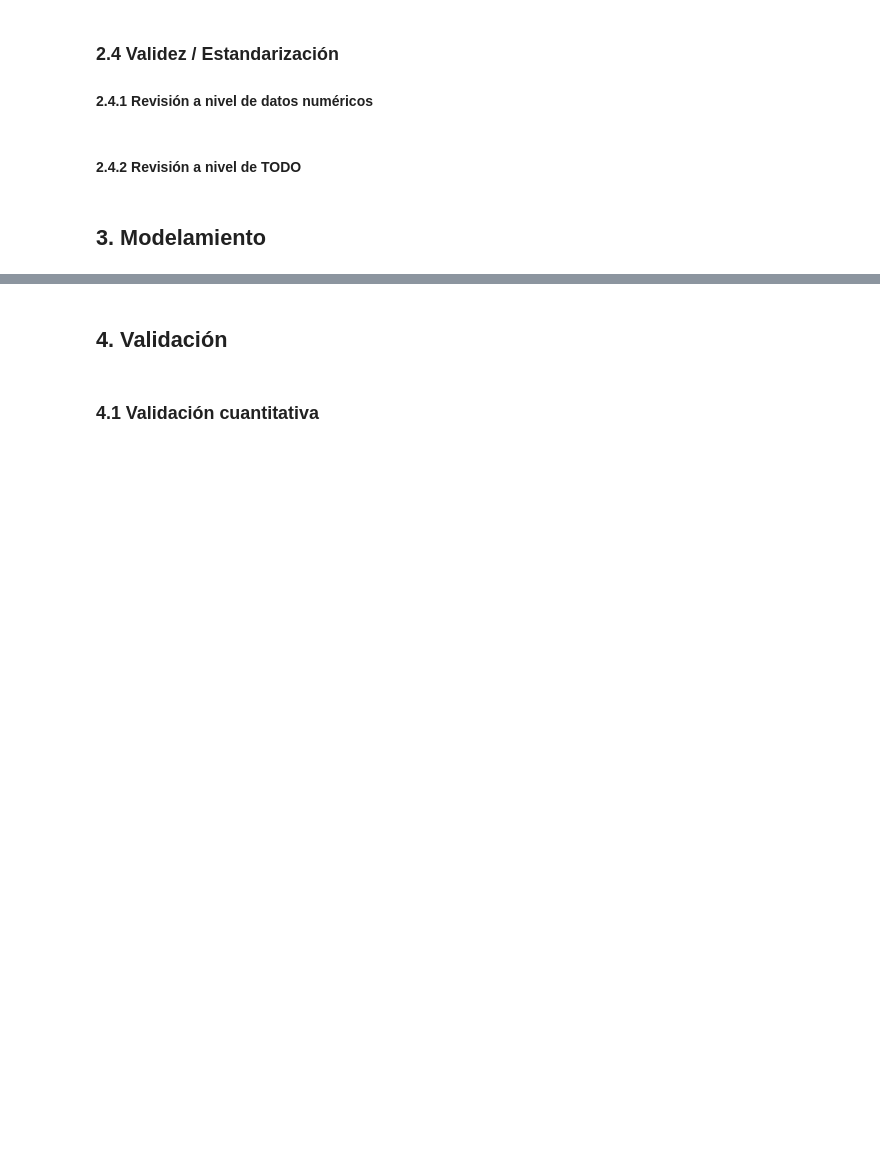
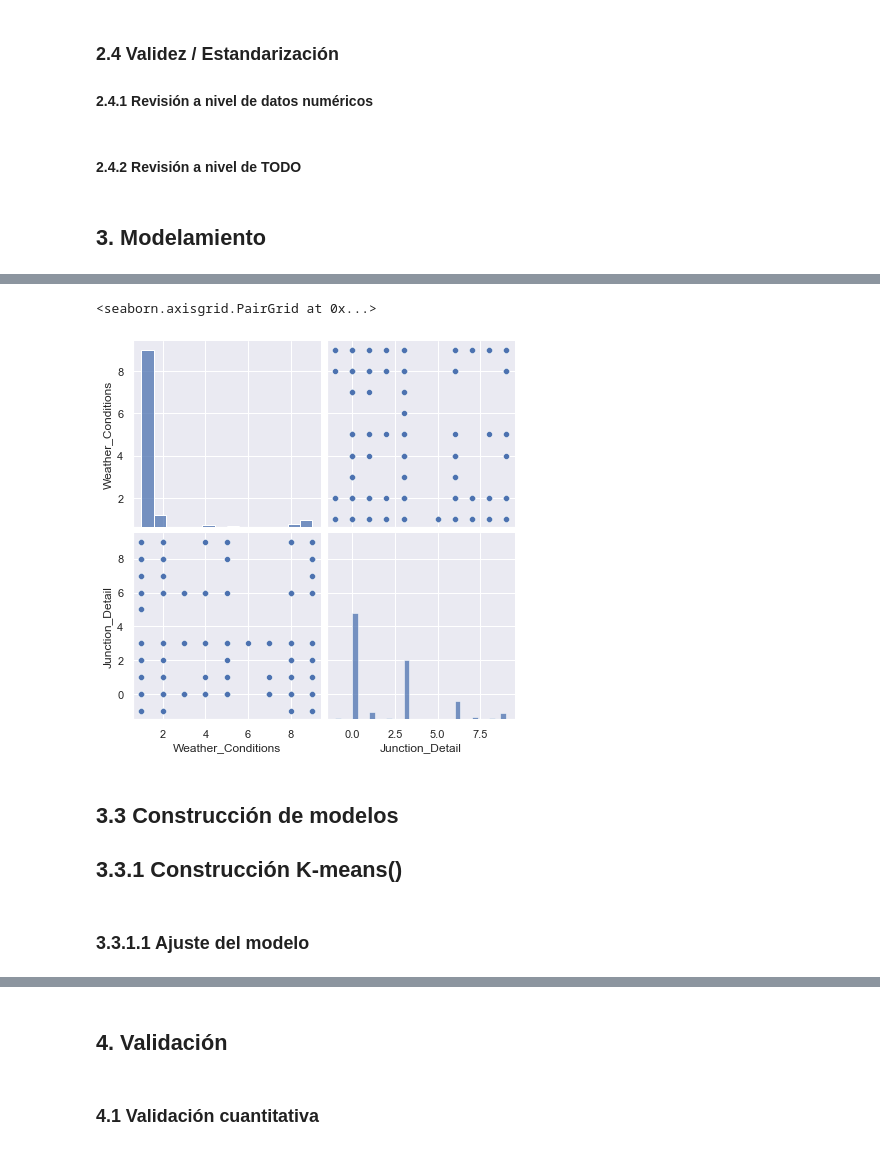
Before and after one commit to jjosorioc/ISIS3301-lab01-clustering, a Jupyter notebook: lab1.ipynb, the cells around one changed output, grey strips where cells are left out. Cells and saved outputs as stored; diff of their text form; code cells hidden in the pictures; blank space fills up the shorter version.

Commit message:
implementacion modelo k-means

```diff
--- a/lab1.ipynb
+++ b/lab1.ipynb
@@ -188,0 +194,2 @@ Para este caso, no importa si hay valores duplicados pues es posible que ocurra
+# %%
+selected_cols=['Weather_Conditions','Junction_Detail']
@@ -188,0 +199,10 @@ Para este caso, no importa si hay valores duplicados pues es posible que ocurra
+# %%
+sns.pairplot(df_bicialpes, height=3,vars=selected_cols,kind='scatter')
+# %% [output]
+<seaborn.axisgrid.PairGrid at 0x...>
+[figure, added]
+# %% [markdown]
+## 3.3 Construcción de modelos
+## 3.3.1 Construcción K-means()
+# %% [markdown]
+### 3.3.1.1 Ajuste del modelo
```
Also changed, not shown: parts of 18 cells of this notebook.
